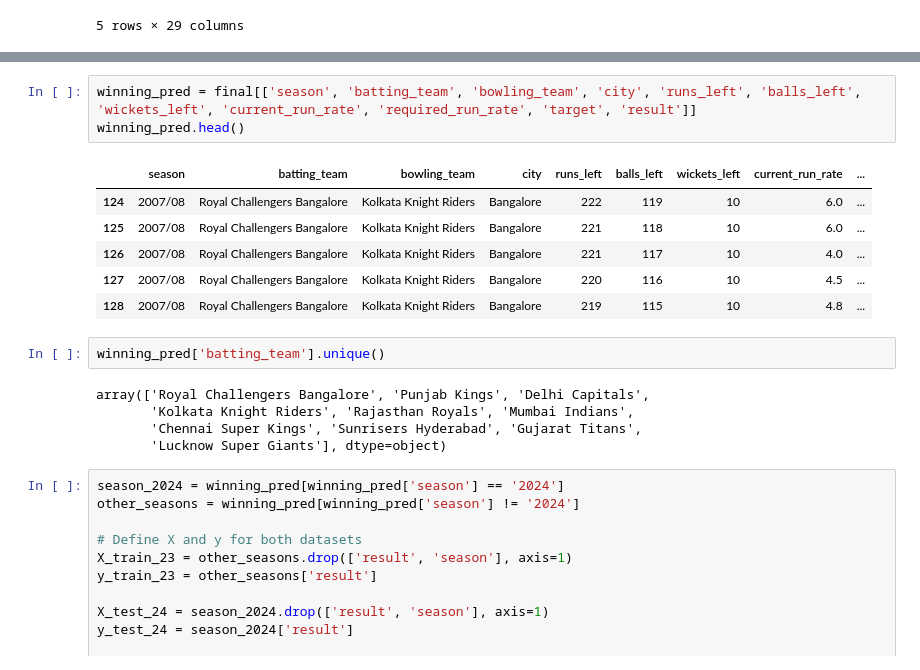
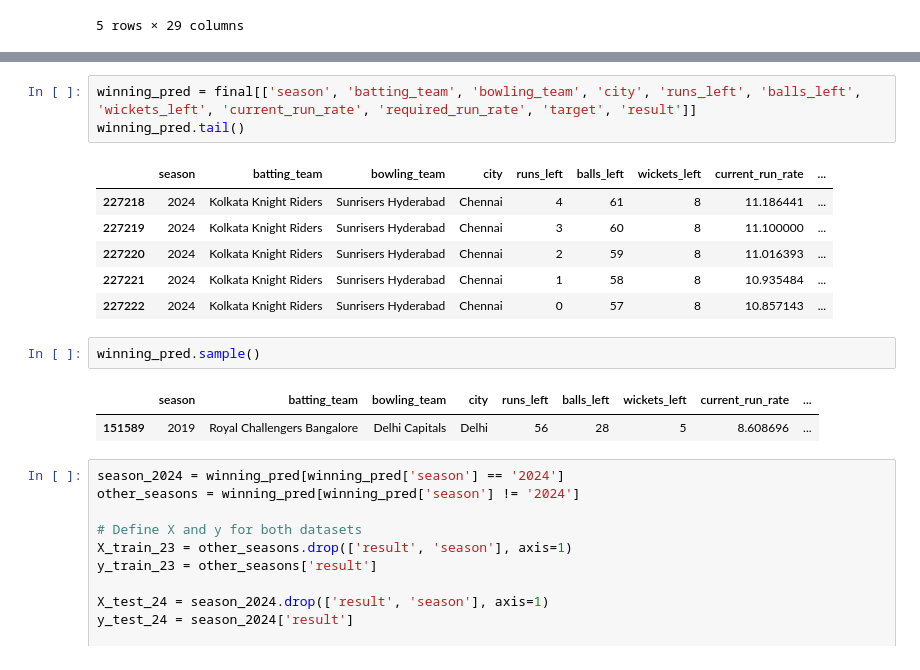
Before and after one commit to kaumil-mg/Code-Basics-Challenge, a Jupyter notebook: SteamLit Projects/IPL/ipl-data-analysis-2025-winner-prediction-model.ipynb, the cells around one changed output, grey strips where cells are left out. Saved outputs shown, nothing was run; the diff lists cells and outputs as text.

```diff
--- a/SteamLit Projects/IPL/ipl-data-analysis-2025-winner-prediction-model.ipynb
+++ b/SteamLit Projects/IPL/ipl-data-analysis-2025-winner-prediction-model.ipynb
@@ -1204,21 +1204,19 @@ final.head()
 5 rows × 30 columns
 # %%
 winning_pred = final[['season', 'batting_team', 'bowling_team', 'city', 'runs_left', 'balls_left', 'wickets_left', 'current_run_rate', 'required_run_rate', 'target', 'result']]
-winning_pred.head()
+winning_pred.tail()
 # %% [output]
 |  | season | batting_team | bowling_team | city | runs_left | balls_left | wickets_left | current_run_rate | ... |
-| 124 | 2007/08 | Royal Challengers Bangalore | Kolkata Knight Riders | Bangalore | 222 | 119 | 10 | 6.0 | ... |
-| 125 | 2007/08 | Royal Challengers Bangalore | Kolkata Knight Riders | Bangalore | 221 | 118 | 10 | 6.0 | ... |
-| 126 | 2007/08 | Royal Challengers Bangalore | Kolkata Knight Riders | Bangalore | 221 | 117 | 10 | 4.0 | ... |
-| 127 | 2007/08 | Royal Challengers Bangalore | Kolkata Knight Riders | Bangalore | 220 | 116 | 10 | 4.5 | ... |
-| 128 | 2007/08 | Royal Challengers Bangalore | Kolkata Knight Riders | Bangalore | 219 | 115 | 10 | 4.8 | ... |
+| 227218 | 2024 | Kolkata Knight Riders | Sunrisers Hyderabad | Chennai | 4 | 61 | 8 | 11.186441 | ... |
+| 227219 | 2024 | Kolkata Knight Riders | Sunrisers Hyderabad | Chennai | 3 | 60 | 8 | 11.100000 | ... |
+| 227220 | 2024 | Kolkata Knight Riders | Sunrisers Hyderabad | Chennai | 2 | 59 | 8 | 11.016393 | ... |
+| 227221 | 2024 | Kolkata Knight Riders | Sunrisers Hyderabad | Chennai | 1 | 58 | 8 | 10.935484 | ... |
+| 227222 | 2024 | Kolkata Knight Riders | Sunrisers Hyderabad | Chennai | 0 | 57 | 8 | 10.857143 | ... |
 # %%
-winning_pred['batting_team'].unique()
+winning_pred.sample()
 # %% [output]
-array(['Royal Challengers Bangalore', 'Punjab Kings', 'Delhi Capitals',
-       'Kolkata Knight Riders', 'Rajasthan Royals', 'Mumbai Indians',
-       'Chennai Super Kings', 'Sunrisers Hyderabad', 'Gujarat Titans',
-       'Lucknow Super Giants'], dtype=object)
+|  | season | batting_team | bowling_team | city | runs_left | balls_left | wickets_left | current_run_rate | ... |
+| 151589 | 2019 | Royal Challengers Bangalore | Delhi Capitals | Delhi | 56 | 28 | 5 | 8.608696 | ... |
 # %%
 season_2024 = winning_pred[winning_pred['season'] == '2024']
 other_seasons = winning_pred[winning_pred['season'] != '2024']
```
Also changed, not shown: parts of 8 cells of this notebook, 2 other files.
